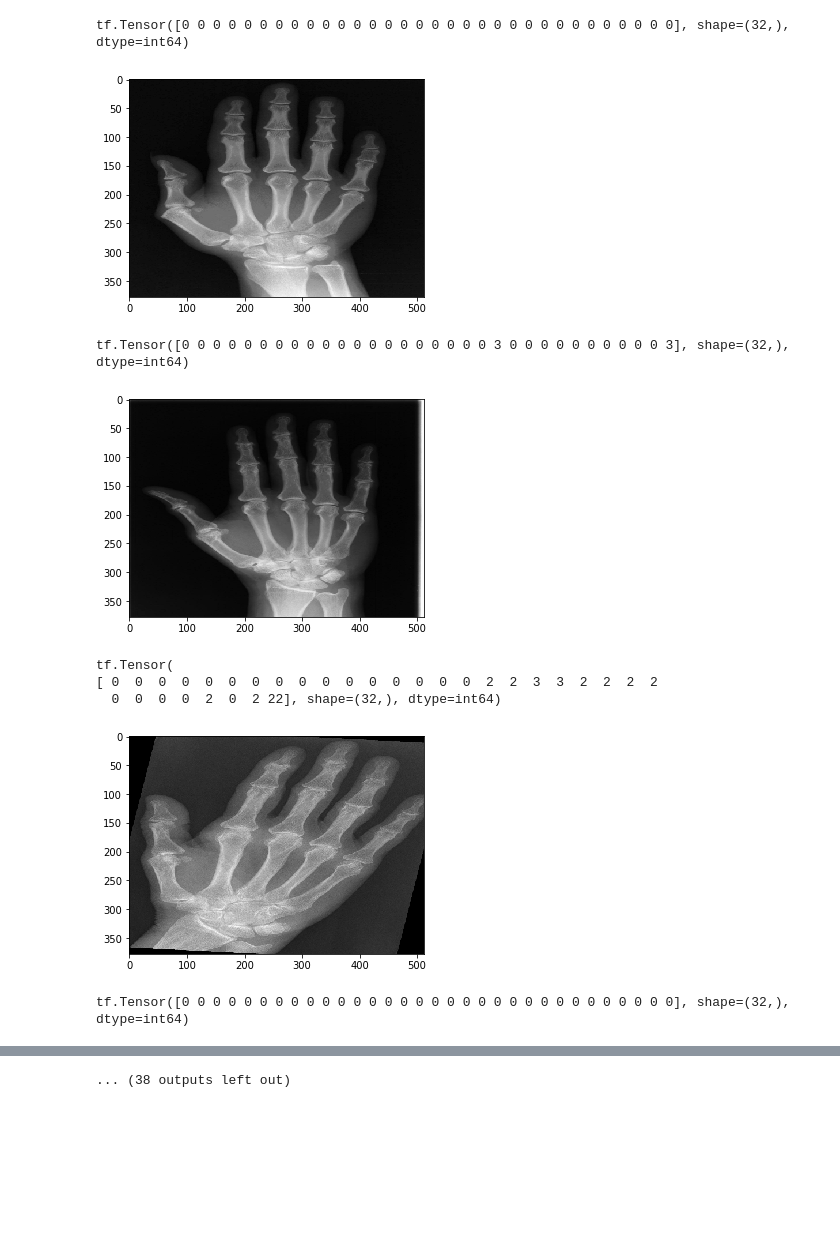
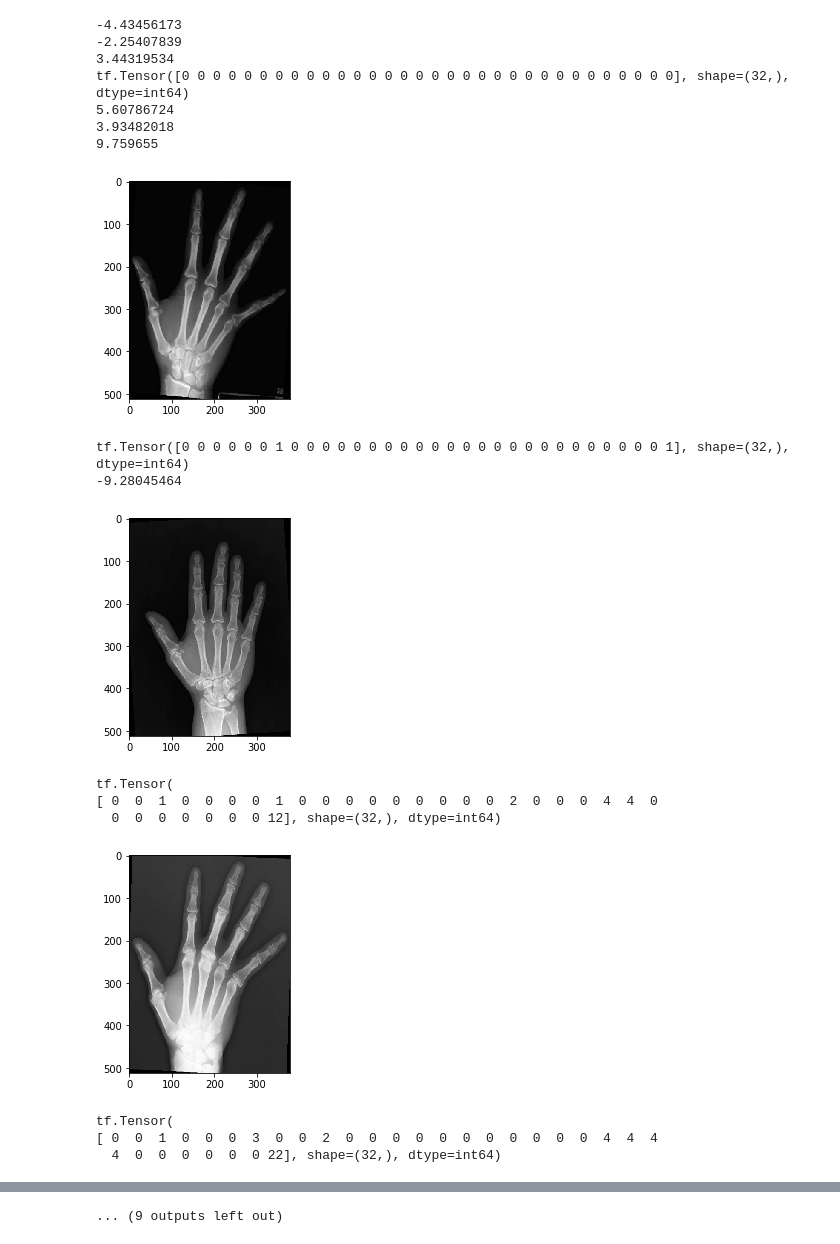
Before and after one commit to ChenfuShi/RA2_alpine_lads, a Jupyter notebook: dataset/RefactoringTest.ipynb, the cells around one changed output, grey strips where cells are left out. Saved outputs shown, nothing was run; the diff lists cells and outputs as text; code cells hidden in the pictures; blank space fills up the shorter version.

Commit message:
Fixed random augments

```diff
--- a/dataset/RefactoringTest.ipynb
+++ b/dataset/RefactoringTest.ipynb
@@ -13,3 +11,10 @@ test_config = Config('./utils/stadlerm_config.json')
+# %%
+from utils.config import Config
+
+test_config = Config()
+
+test_config.train_location = '/home/stadlerm/Development/Projects/DreamChallenge/train'
+test_config.cache_loc = '/home/stadlerm/Development/Projects/DreamChallenge/cache'
 # %%
 import PIL.Image
 import PIL.ImageOps
@@ -45,7 +50,7 @@ import dataset.augmentation.augments as augs
 
 hands_dataset = hands_dataset.shuffle(buffer_size=200)
 
-hands_dataset = randomly_augment_dataset(hands_dataset, [augs.random_rotation])
+hands_dataset = randomly_augment_dataset(hands_dataset, [augs.random_rotation, augs.random_brightness_and_contrast, augs.random_crop])
 
 hands_dataset = _resize_img(hands_dataset, test_config.img_height, test_config.img_width)
 # %% [output]
@@ -89,19 +94,28 @@ Cause: module, class, method, function, traceback, frame, or code object was exp
 # %%
 import matplotlib.pyplot as plt
 
-for image, label in hands_dataset.take(25):
+for image, label in hands_dataset.take(10):
     print(label)
 
     plt.figure()
     plt.imshow(image[:, :, 0], cmap="gray")
     plt.show()
 # %% [output]
+-4.43456173
+-2.25407839
+3.44319534
 tf.Tensor([0 0 0 0 0 0 0 0 0 0 0 0 0 0 0 0 0 0 0 0 0 0 0 0 0 0 0 0 0 0 0 0], shape=(32,), dtype=int64)
+5.60786724
+3.93482018
+9.759655
-[figure, old version]
+[figure, new version]
-tf.Tensor([0 0 0 0 0 0 0 0 0 0 0 0 0 0 0 0 0 0 0 0 3 0 0 0 0 0 0 0 0 0 0 3], shape=(32,), dtype=int64)
+tf.Tensor([0 0 0 0 0 0 1 0 0 0 0 0 0 0 0 0 0 0 0 0 0 0 0 0 0 0 0 0 0 0 0 1], shape=(32,), dtype=int64)
+-9.28045464
-[figure, old version]
+[figure, new version]
 tf.Tensor(
-[ 0  0  0  0  0  0  0  0  0  0  0  0  0  0  0  0  2  2  3  3  2  2  2  2
-  0  0  0  0  2  0  2 22], shape=(32,), dtype=int64)
+[ 0  0  1  0  0  0  0  1  0  0  0  0  0  0  0  0  0  2  0  0  0  4  4  0
+  0  0  0  0  0  0  0 12], shape=(32,), dtype=int64)
-[figure, old version]
+[figure, new version]
-tf.Tensor([0 0 0 0 0 0 0 0 0 0 0 0 0 0 0 0 0 0 0 0 0 0 0 0 0 0 0 0 0 0 0 0], shape=(32,), dtype=int64)
+tf.Tensor(
+[ 0  0  1  0  0  0  3  0  0  2  0  0  0  0  0  0  0  0  0  0  0  4  4  4
+  4  0  0  0  0  0  0 22], shape=(32,), dtype=int64)
@@ -113 +127 @@ tf.Tensor([0 0 0 0 0 0 0 0 0 0 0 0 0 0 0 0 0 0 0 0 0 0 0 0 0 0 0 0 0 0 0 0], sha
-... (38 outputs left out)
+... (9 outputs left out)
```
Also changed, not shown: parts of 4 cells of this notebook, 2 other files.
